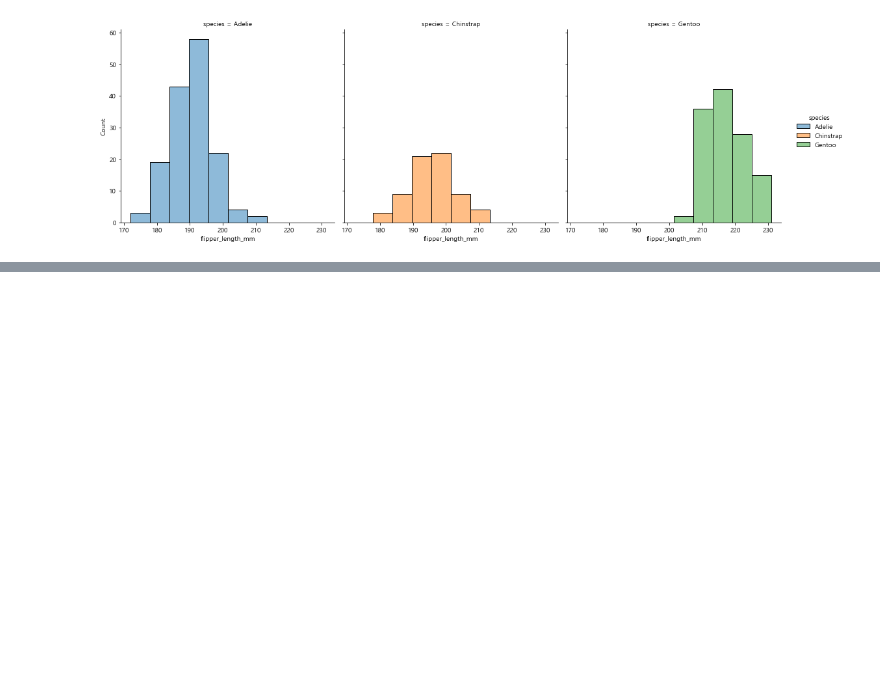
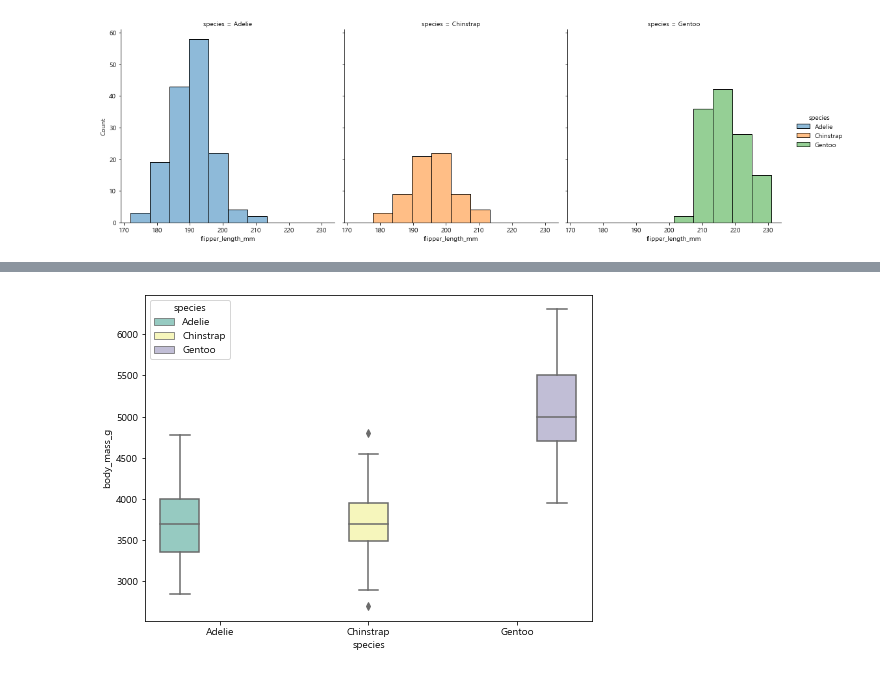
Before and after one commit to eeyeji/Python_Library, a Jupyter notebook: 4일차/penguins.ipynb, the cells around one changed output, grey strips where cells are left out. Cells and saved outputs as stored; diff of their text form; code cells hidden in the pictures; blank space fills up the shorter version.

```diff
--- a/penguins.ipynb
+++ b/4일차/penguins.ipynb
@@ -36,0 +46,11 @@ plt.show()
+# %%
+#boxplot 그리기
+#종별로 몸무게 분포 확인
+
+plt.figure(figsize=(8, 6))
+#                                                       범례에 보고 싶어서 넣어줌
+sns.boxplot(x='species', y='body_mass_g', data=penguins, hue='species', palette='Set3')
+
+plt.show()
+# %% [output]
+[figure, added]
```
Also changed, not shown: parts of 3 cells of this notebook.
